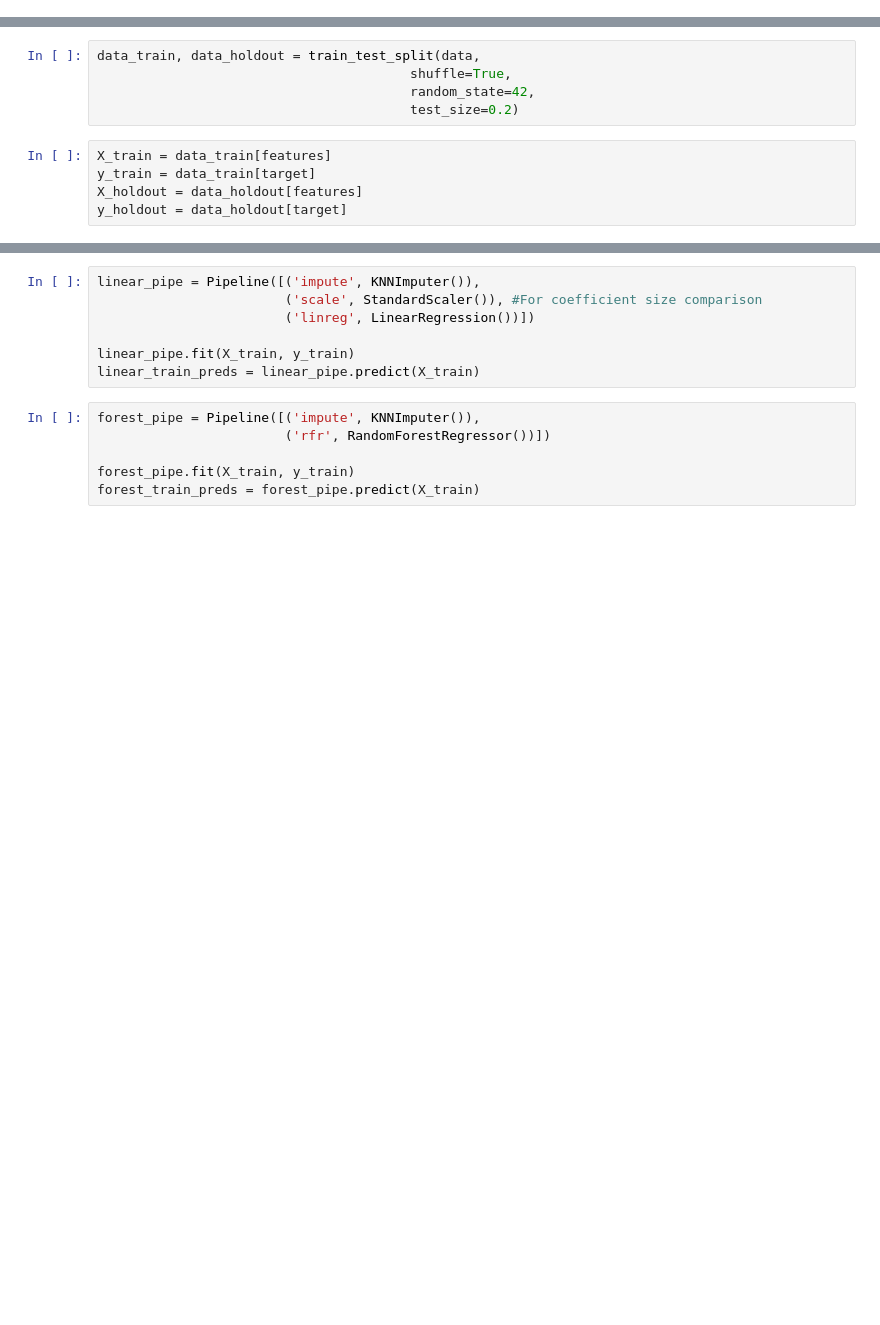
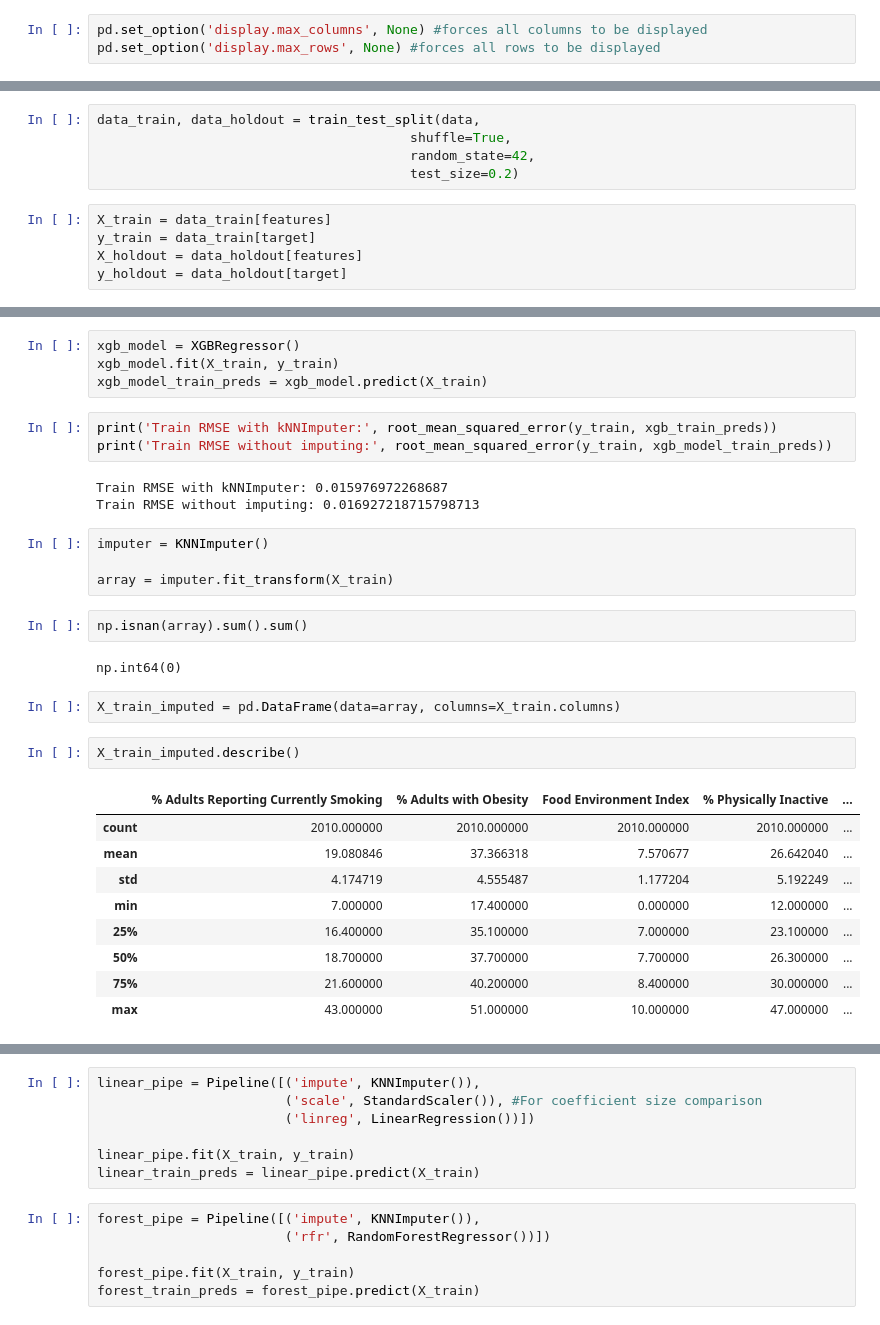
Before and after one commit to nedgren/Health-Insights, a Jupyter notebook: modeling/neal_imputation-pipeline.ipynb, the cells around one changed output, grey strips where cells are left out. Drawn from its saved outputs; the diff is of its cells as text; blank space fills up the shorter version.

Commit message:
Include sanity checks on the imputing step

```diff
--- a/modeling/neal_imputation-pipeline.ipynb
+++ b/modeling/neal_imputation-pipeline.ipynb
@@ -13,6 +13,9 @@ from sklearn.metrics import root_mean_squared_error
 
 #We may want these at some point for transforming our output:
 #from scipy.special import logit, expit
+# %%
+pd.set_option('display.max_columns', None) #forces all columns to be displayed
+pd.set_option('display.max_rows', None) #forces all rows to be displayed
 # %%
 filepath = '../data/data_reduced_train.csv'
 data = pd.read_csv(filepath)
@@ -72,0 +58,32 @@ Pipeline(steps=[('impute', KNNImputer()),
+# %%
+xgb_model = XGBRegressor()
+xgb_model.fit(X_train, y_train)
+xgb_model_train_preds = xgb_model.predict(X_train)
+# %%
+print('Train RMSE with kNNImputer:', root_mean_squared_error(y_train, xgb_train_preds))
+print('Train RMSE without imputing:', root_mean_squared_error(y_train, xgb_model_train_preds))
+# %% [output]
+Train RMSE with kNNImputer: 0.015976972268687
+Train RMSE without imputing: 0.016927218715798713
+# %%
+imputer = KNNImputer()
+
+array = imputer.fit_transform(X_train)
+# %%
+np.isnan(array).sum().sum()
+# %% [output]
+np.int64(0)
+# %%
+X_train_imputed = pd.DataFrame(data=array, columns=X_train.columns)
+# %%
+X_train_imputed.describe()
+# %% [output]
+|  | % Adults Reporting Currently Smoking | % Adults with Obesity | Food Environment Index | % Physically Inactive | ... |
+| count | 2010.000000 | 2010.000000 | 2010.000000 | 2010.000000 | ... |
+| mean | 19.080846 | 37.366318 | 7.570677 | 26.642040 | ... |
+| std | 4.174719 | 4.555487 | 1.177204 | 5.192249 | ... |
+| min | 7.000000 | 17.400000 | 0.000000 | 12.000000 | ... |
+| 25% | 16.400000 | 35.100000 | 7.000000 | 23.100000 | ... |
+| 50% | 18.700000 | 37.700000 | 7.700000 | 26.300000 | ... |
+| 75% | 21.600000 | 40.200000 | 8.400000 | 30.000000 | ... |
+| max | 43.000000 | 51.000000 | 10.000000 | 47.000000 | ... |
```
Also changed, not shown: parts of 2 cells of this notebook.
